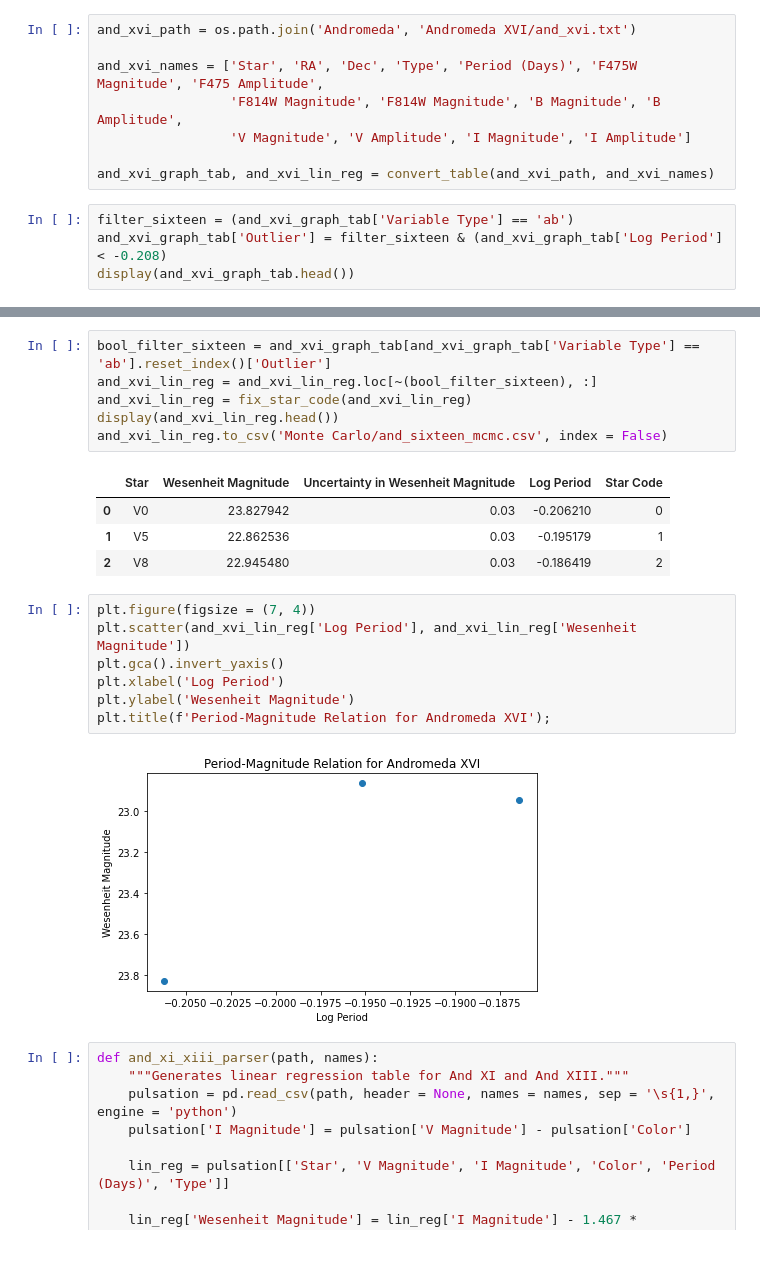
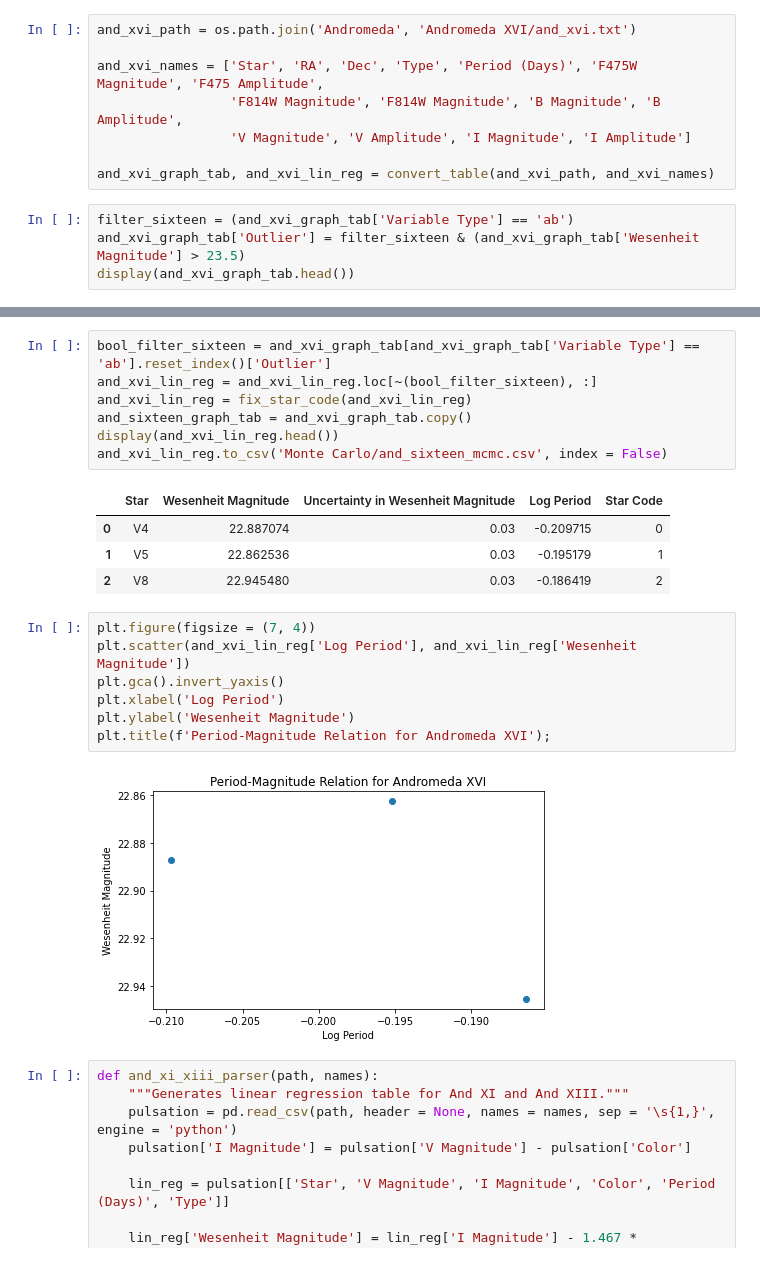
Before and after one commit to pranav-nagarajan/Variable-Stars, a Jupyter notebook: Data Analysis for Variable Stars.ipynb, the cells around one changed output, grey strips where cells are left out. Saved outputs shown, nothing was run; the diff lists cells and outputs as text.

```diff
--- a/Data Analysis for Variable Stars.ipynb
+++ b/Data Analysis for Variable Stars.ipynb
@@ -348,7 +348,7 @@ and_xvi_names = ['Star', 'RA', 'Dec', 'Type', 'Period (Days)', 'F475W Magnitude'
 and_xvi_graph_tab, and_xvi_lin_reg = convert_table(and_xvi_path, and_xvi_names)
 # %%
 filter_sixteen = (and_xvi_graph_tab['Variable Type'] == 'ab')
-and_xvi_graph_tab['Outlier'] = filter_sixteen & (and_xvi_graph_tab['Log Period'] < -0.208)
+and_xvi_graph_tab['Outlier'] = filter_sixteen & (and_xvi_graph_tab['Wesenheit Magnitude'] > 23.5)
 display(and_xvi_graph_tab.head())
 # %% [output]
 |  | Star | Variable Type | Period (Days) | Wesenheit Magnitude | Uncertainty in Wesenheit Magnitude | Log Period | Outlier |
@@ -360,12 +360,13 @@ display(and_xvi_graph_tab.head())
 # %%
 bool_filter_sixteen = and_xvi_graph_tab[and_xvi_graph_tab['Variable Type'] == 'ab'].reset_index()['Outlier']
 and_xvi_lin_reg = and_xvi_lin_reg.loc[~(bool_filter_sixteen), :]
 and_xvi_lin_reg = fix_star_code(and_xvi_lin_reg)
+and_sixteen_graph_tab = and_xvi_graph_tab.copy()
 display(and_xvi_lin_reg.head())
 and_xvi_lin_reg.to_csv('Monte Carlo/and_sixteen_mcmc.csv', index = False)
 # %% [output]
 |  | Star | Wesenheit Magnitude | Uncertainty in Wesenheit Magnitude | Log Period | Star Code |
-| 0 | V0 | 23.827942 | 0.03 | -0.206210 | 0 |
+| 0 | V4 | 22.887074 | 0.03 | -0.209715 | 0 |
 | 1 | V5 | 22.862536 | 0.03 | -0.195179 | 1 |
 | 2 | V8 | 22.945480 | 0.03 | -0.186419 | 2 |
 # %%
@@ -376,7 +377,7 @@ plt.xlabel('Log Period')
 plt.ylabel('Wesenheit Magnitude')
 plt.title(f'Period-Magnitude Relation for Andromeda XVI');
 # %% [output]
-[figure, old version]
+[figure, new version]
 # %%
 def and_xi_xiii_parser(path, names):
     """Generates linear regression table for And XI and And XIII."""
```
Also changed, not shown: parts of 4 cells of this notebook, 2 other files.
